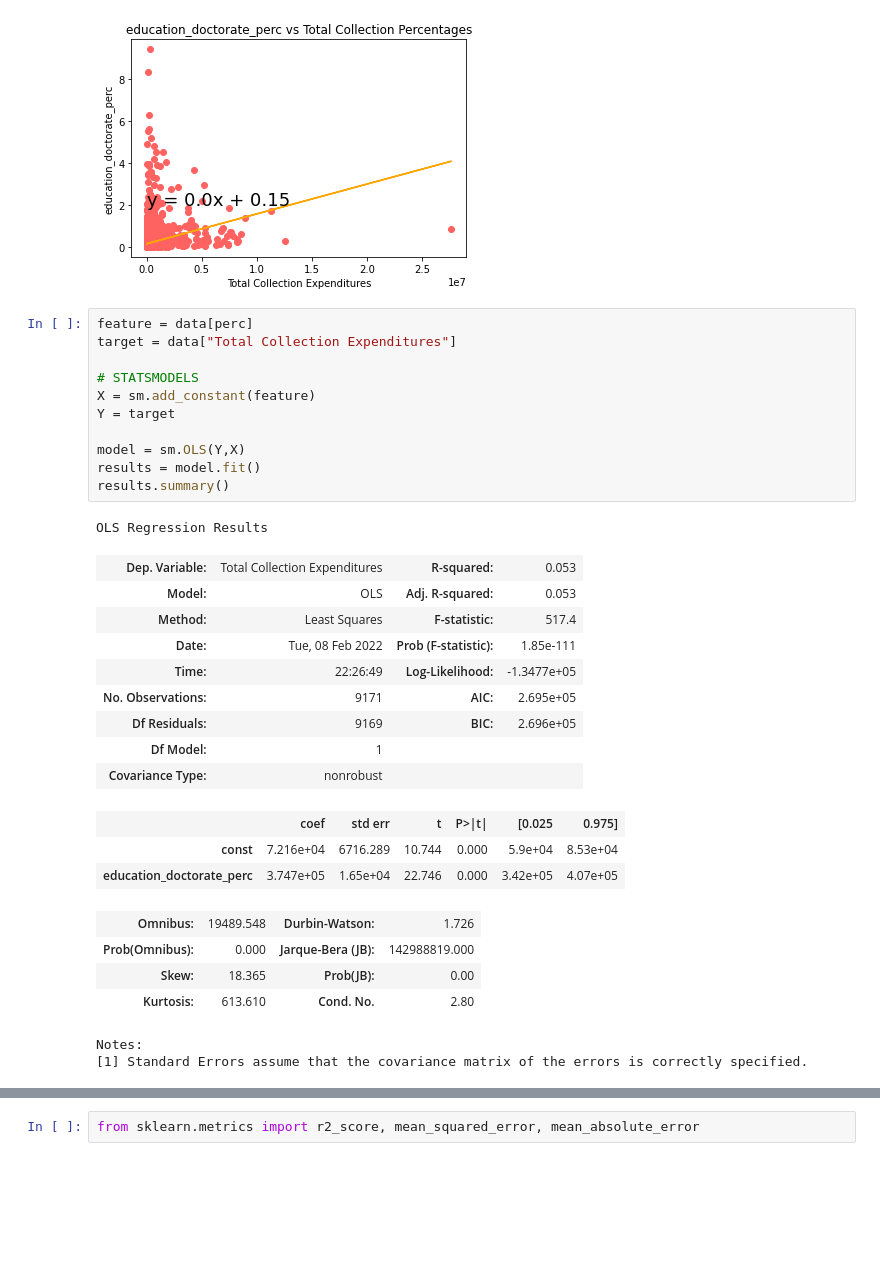
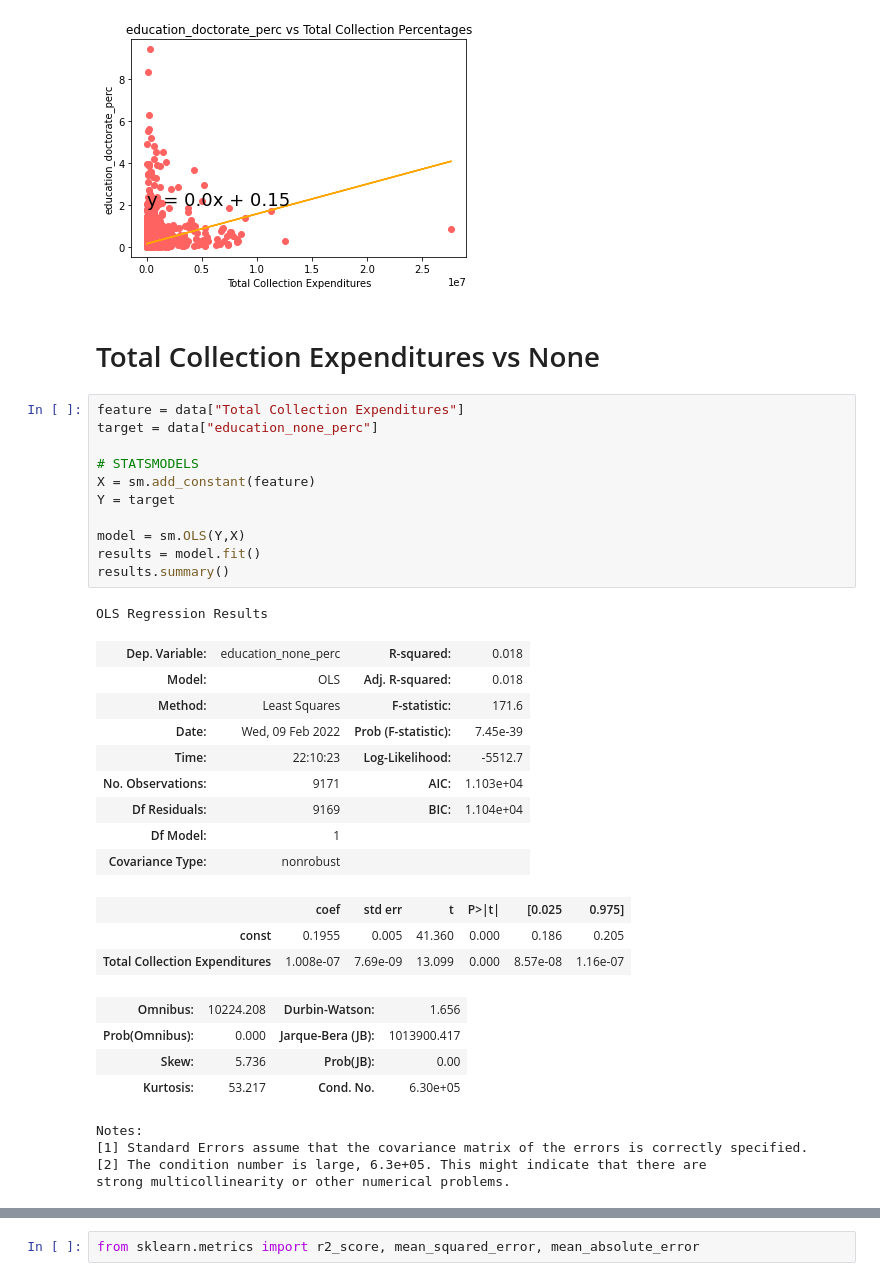
Before and after one commit to alvessab/smu_project1_libraries, a Jupyter notebook: Marco_branch/Lib_LinearRegressions_Education_vs_Expenditures.ipynb, the cells around one changed output, grey strips where cells are left out. Saved outputs shown, nothing was run; the diff lists cells and outputs as text; blank space fills up the shorter version.

```diff
--- a/Marco_branch/Lib_LinearRegressions_Education_vs_Expenditures.ipynb
+++ b/Marco_branch/Lib_LinearRegressions_Education_vs_Expenditures.ipynb
@@ -123,37 +123,41 @@ for perc in percentages:
 [figure]
 [figure]
 [figure]
+# %% [markdown]
+# Total Collection Expenditures vs None
 # %%
-feature = data[perc]
-target = data["Total Collection Expenditures"]
+feature = data["Total Collection Expenditures"]
+target = data["education_none_perc"]
 
 # STATSMODELS
 X = sm.add_constant(feature)
 Y = target
 
 model = sm.OLS(Y,X)
 results = model.fit()
 results.summary()
 # %% [output]
 OLS Regression Results
-| Dep. Variable: | Total Collection Expenditures | R-squared: | 0.053 |
-| Model: | OLS | Adj. R-squared: | 0.053 |
-| Method: | Least Squares | F-statistic: | 517.4 |
-| Date: | Tue, 08 Feb 2022 | Prob (F-statistic): | 1.85e-111 |
-| Time: | 22:26:49 | Log-Likelihood: | -1.3477e+05 |
-| No. Observations: | 9171 | AIC: | 2.695e+05 |
-| Df Residuals: | 9169 | BIC: | 2.696e+05 |
+| Dep. Variable: | education_none_perc | R-squared: | 0.018 |
+| Model: | OLS | Adj. R-squared: | 0.018 |
+| Method: | Least Squares | F-statistic: | 171.6 |
+| Date: | Wed, 09 Feb 2022 | Prob (F-statistic): | 7.45e-39 |
+| Time: | 22:10:23 | Log-Likelihood: | -5512.7 |
+| No. Observations: | 9171 | AIC: | 1.103e+04 |
+| Df Residuals: | 9169 | BIC: | 1.104e+04 |
 | Df Model: | 1 |  |  |
 | Covariance Type: | nonrobust |  |  |
 |  | coef | std err | t | P>|t| | [0.025 | 0.975] |
-| const | 7.216e+04 | 6716.289 | 10.744 | 0.000 | 5.9e+04 | 8.53e+04 |
-| education_doctorate_perc | 3.747e+05 | 1.65e+04 | 22.746 | 0.000 | 3.42e+05 | 4.07e+05 |
+| const | 0.1955 | 0.005 | 41.360 | 0.000 | 0.186 | 0.205 |
+| Total Collection Expenditures | 1.008e-07 | 7.69e-09 | 13.099 | 0.000 | 8.57e-08 | 1.16e-07 |
-| Omnibus: | 19489.548 | Durbin-Watson: | 1.726 |
-| Prob(Omnibus): | 0.000 | Jarque-Bera (JB): | 142988819.000 |
-| Skew: | 18.365 | Prob(JB): | 0.00 |
-| Kurtosis: | 613.610 | Cond. No. | 2.80 |
+| Omnibus: | 10224.208 | Durbin-Watson: | 1.656 |
+| Prob(Omnibus): | 0.000 | Jarque-Bera (JB): | 1013900.417 |
+| Skew: | 5.736 | Prob(JB): | 0.00 |
+| Kurtosis: | 53.217 | Cond. No. | 6.30e+05 |
 Notes:
 [1] Standard Errors assume that the covariance matrix of the errors is correctly specified.
+[2] The condition number is large, 6.3e+05. This might indicate that there are
+strong multicollinearity or other numerical problems.
 # %%
 reg = LinearRegression()
 reg.fit(np.array(feature).reshape(-1, 1), np.array(target))
```
Also changed, not shown: parts of 40 cells of this notebook.
